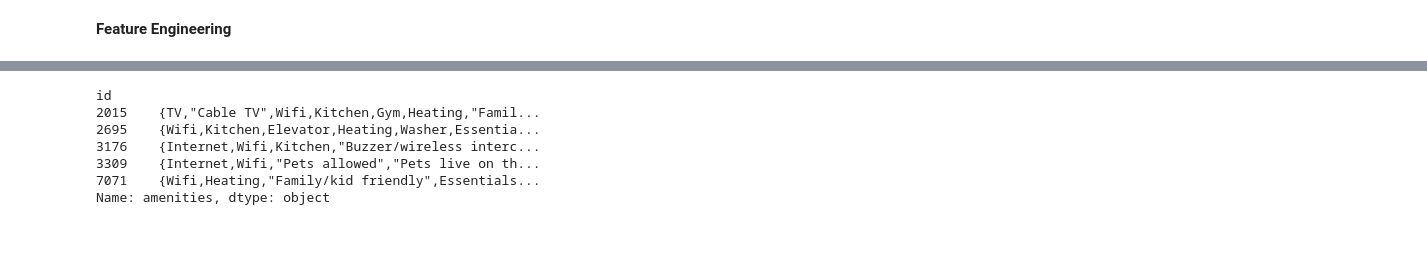
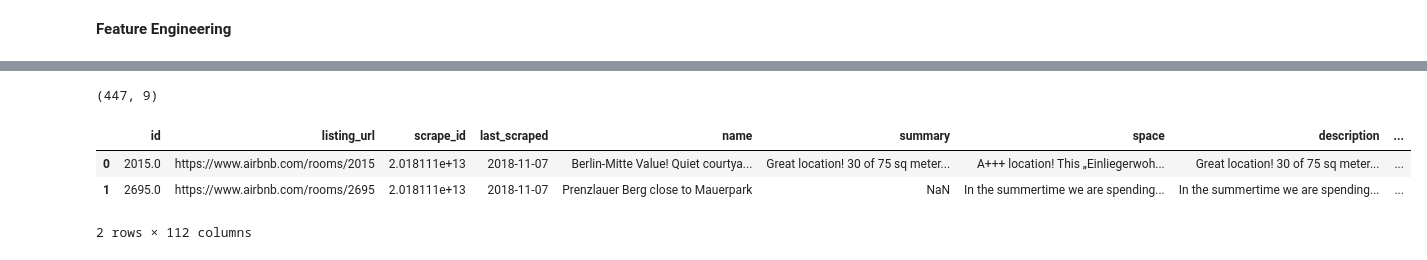
Before and after one commit to arita37/da, a Jupyter notebook: da/Airbnb_feat_engineering.ipynb, the cells around one changed output, grey strips where cells are left out. Cells and saved outputs as stored; diff of their text form; code cells hidden in the pictures.

Commit message:
Added tfidf

```diff
--- a/da/Airbnb_feat_engineering.ipynb
+++ b/da/Airbnb_feat_engineering.ipynb
@@ -259,0 +273,9 @@ df_list_sum_tronc = pd_col_add_distance_to_point(df_list_sum_tronc, berlin_cente
+# %%
+# Add One hot encoding for some features in the appartment from what is inside 'amenities'
+
+df_list_sum_tronc = pd_coltext_extract_tag(df_list_sum_tronc, 'Wifi', 'amenities')
+df_list_sum_tronc = pd_coltext_extract_tag(df_list_sum_tronc, 'Laptop friendly workspace', 'amenities')
+df_list_sum_tronc = pd_coltext_extract_tag(df_list_sum_tronc, 'TV', 'amenities')
+df_list_sum_tronc = pd_coltext_extract_tag(df_list_sum_tronc, 'Free street parking', 'amenities')
+df_list_sum_tronc = pd_coltext_extract_tag(df_list_sum_tronc, 'Elevator', 'amenities')
+df_list_sum_tronc = pd_coltext_extract_tag(df_list_sum_tronc, 'Family/kid friendly', 'amenities')
@@ -260,10 +291,13 @@ df_list_sum_tronc = pd_col_add_distance_to_point(df_list_sum_tronc, berlin_cente
+# %%
+text = ['good', 'cozy', 'quiet', 'far', 'big', 'large', 'close', 'family', 'calm']
+# %%
+df_list_sum_tronc = pd_coltext_tfidf(df_list_sum_tronc, text, 'space')
+# %% [output]
+(447, 9)
 # %%
-df_list_sum_tronc['amenities'].head()
+df_list_sum_tronc.head(2)
 # %% [output]
+|  | id | listing_url | scrape_id | last_scraped | name | summary | space | description | ... |
+| 0 | 2015.0 | https://www.airbnb.com/rooms/2015 | 2.018111e+13 | 2018-11-07 | Berlin-Mitte Value! Quiet courtya... | Great location! 30 of 75 sq meter... | A+++ location! This „Einliegerwoh... | Great location! 30 of 75 sq meter... | ... |
+| 1 | 2695.0 | https://www.airbnb.com/rooms/2695 | 2.018111e+13 | 2018-11-07 | Prenzlauer Berg close to Mauerpark | NaN | In the summertime we are spending... | In the summertime we are spending... | ... |
-id
-2015    {TV,"Cable TV",Wifi,Kitchen,Gym,Heating,"Famil...
-2695    {Wifi,Kitchen,Elevator,Heating,Washer,Essentia...
-3176    {Internet,Wifi,Kitchen,"Buzzer/wireless interc...
-3309    {Internet,Wifi,"Pets allowed","Pets live on th...
-7071    {Wifi,Heating,"Family/kid friendly",Essentials...
-Name: amenities, dtype: object
+2 rows × 112 columns
```
Also changed, not shown: parts of 18 cells of this notebook.
